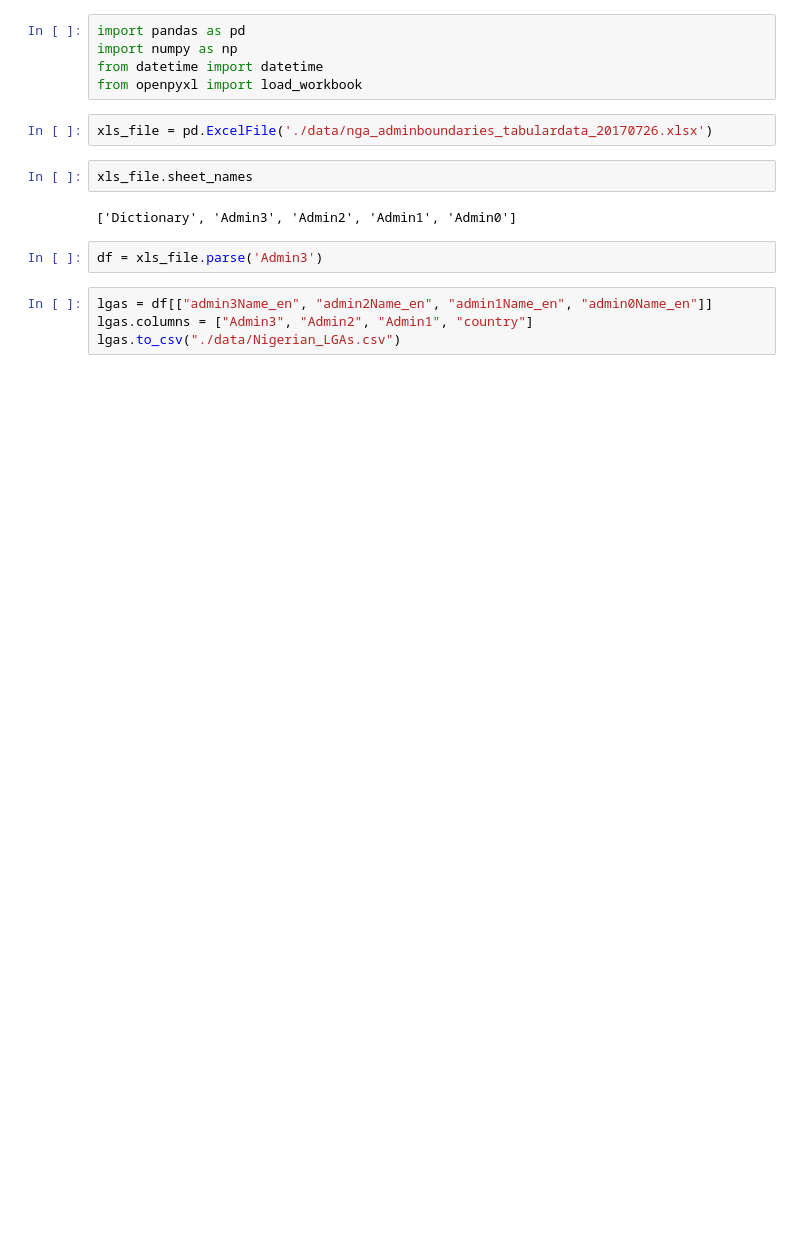
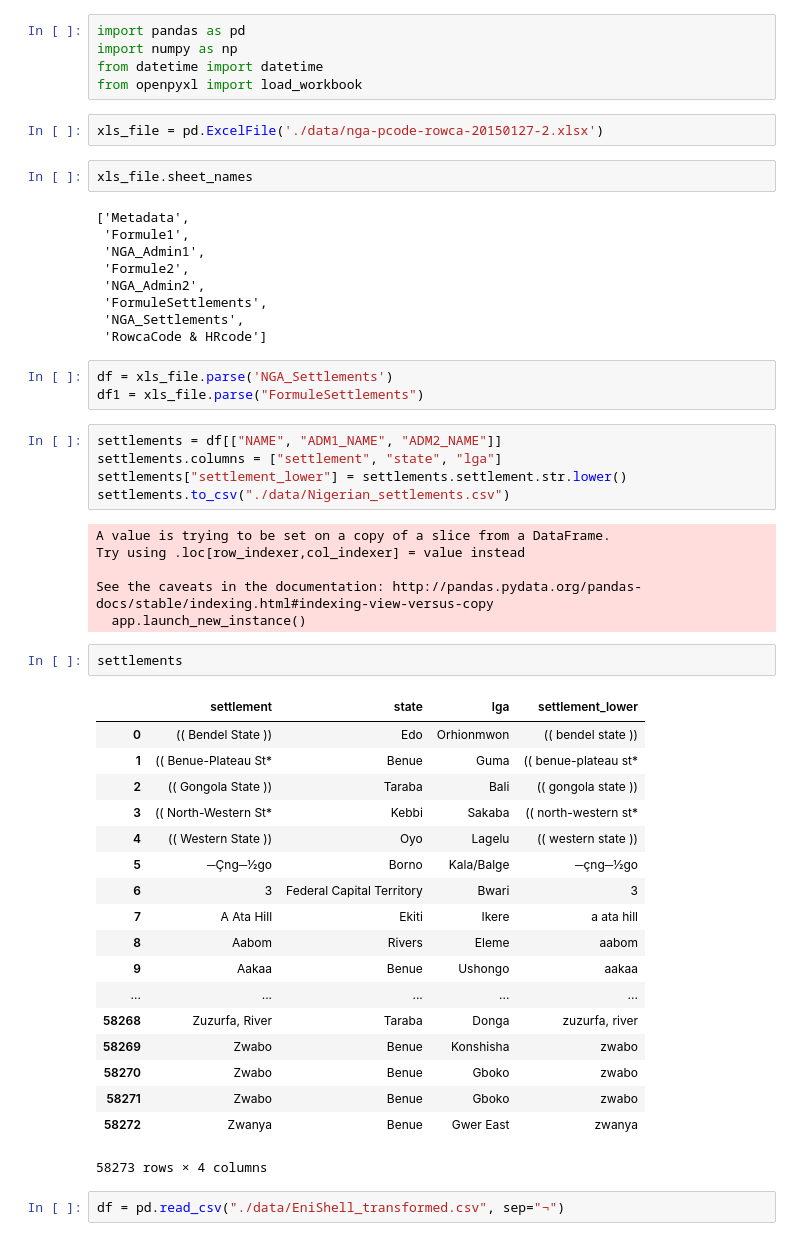
Before and after one commit to estambolieva/oil-spills, a Jupyter notebook: 1.1 Nigeria_Admin_States.ipynb, the cells around one changed output. Cells and saved outputs as stored; diff of their text form; blank space fills up the shorter version.

Commit message:
working on extracting ADM states for all locations

```diff
--- a/1.1 Nigeria_Admin_States.ipynb
+++ b/1.1 Nigeria_Admin_States.ipynb
@@ -4,14 +4,52 @@ import numpy as np
 from datetime import datetime
 from openpyxl import load_workbook
 # %%
-xls_file = pd.ExcelFile('./data/nga_adminboundaries_tabulardata_20170726.xlsx')
+xls_file = pd.ExcelFile('./data/nga-pcode-rowca-20150127-2.xlsx')
 # %%
 xls_file.sheet_names
 # %% [output]
-['Dictionary', 'Admin3', 'Admin2', 'Admin1', 'Admin0']
+['Metadata',
+ 'Formule1',
+ 'NGA_Admin1',
+ 'Formule2',
+ 'NGA_Admin2',
+ 'FormuleSettlements',
+ 'NGA_Settlements',
+ 'RowcaCode & HRcode']
 # %%
-df = xls_file.parse('Admin3')
+df = xls_file.parse('NGA_Settlements')
+df1 = xls_file.parse("FormuleSettlements")
-# %%
-lgas = df[["admin3Name_en", "admin2Name_en", "admin1Name_en", "admin0Name_en"]]
-lgas.columns = ["Admin3", "Admin2", "Admin1", "country"]
-lgas.to_csv("./data/Nigerian_LGAs.csv")
+# %%
+settlements = df[["NAME", "ADM1_NAME", "ADM2_NAME"]]
+settlements.columns = ["settlement", "state", "lga"]
+settlements["settlement_lower"] = settlements.settlement.str.lower()
+settlements.to_csv("./data/Nigerian_settlements.csv")
+# %% [output]
+A value is trying to be set on a copy of a slice from a DataFrame.
+Try using .loc[row_indexer,col_indexer] = value instead
+
+See the caveats in the documentation: http://pandas.pydata.org/pandas-docs/stable/indexing.html#indexing-view-versus-copy
+  app.launch_new_instance()
+# %%
+settlements
+# %% [output]
+|  | settlement | state | lga | settlement_lower |
+| 0 | (( Bendel State )) | Edo | Orhionmwon | (( bendel state )) |
+| 1 | (( Benue-Plateau St* | Benue | Guma | (( benue-plateau st* |
+| 2 | (( Gongola State )) | Taraba | Bali | (( gongola state )) |
+| 3 | (( North-Western St* | Kebbi | Sakaba | (( north-western st* |
+| 4 | (( Western State )) | Oyo | Lagelu | (( western state )) |
+| 5 | ─Çng─½go | Borno | Kala/Balge | ─çng─½go |
+| 6 | 3 | Federal Capital Territory | Bwari | 3 |
+| 7 | A Ata Hill | Ekiti | Ikere | a ata hill |
+| 8 | Aabom | Rivers | Eleme | aabom |
+| 9 | Aakaa | Benue | Ushongo | aakaa |
+| ... | ... | ... | ... | ... |
+| 58268 | Zuzurfa, River | Taraba | Donga | zuzurfa, river |
+| 58269 | Zwabo | Benue | Konshisha | zwabo |
+| 58270 | Zwabo | Benue | Gboko | zwabo |
+| 58271 | Zwabo | Benue | Gboko | zwabo |
+| 58272 | Zwanya | Benue | Gwer East | zwanya |
+58273 rows × 4 columns
+# %%
+df = pd.read_csv("./data/EniShell_transformed.csv", sep="¬")
```
Also changed, not shown: parts of 1 cell of this notebook, 1 other file.
